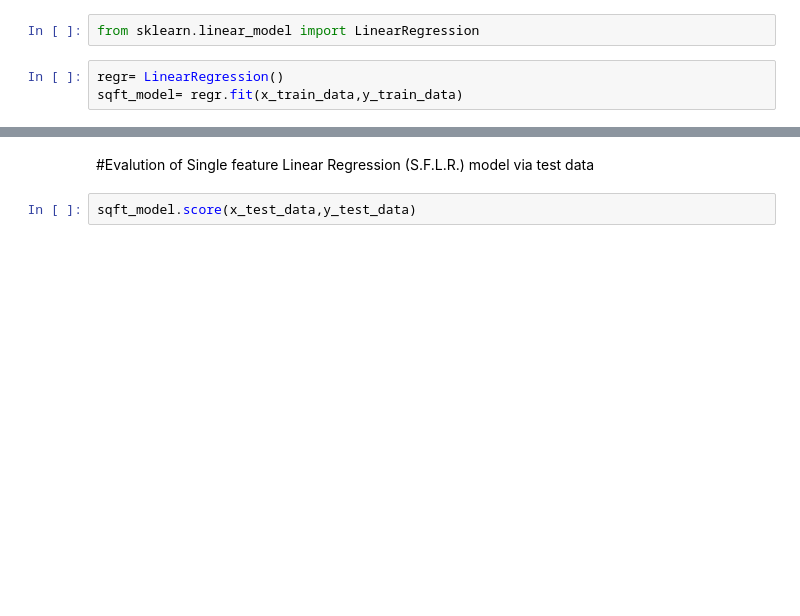
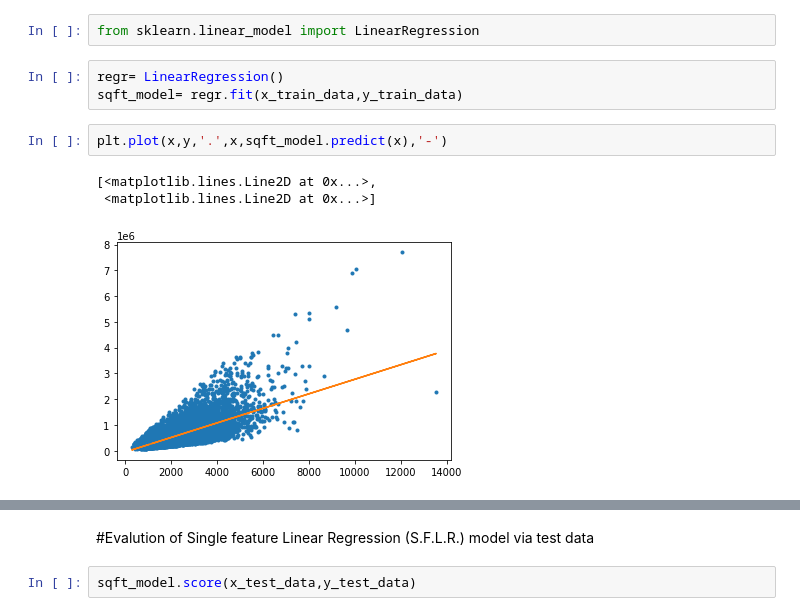
Before and after one commit to shaileshsuthar675/House-Price-prediction, a Jupyter notebook: House Price Prediction.ipynb, the cells around one changed output, grey strips where cells are left out. Drawn from its saved outputs; the diff is of its cells as text; blank space fills up the shorter version.

```diff
--- a/House Price Prediction.ipynb
+++ b/House Price Prediction.ipynb
@@ -54,3 +54,9 @@ from sklearn.linear_model import LinearRegression
 # %%
 regr= LinearRegression()
 sqft_model= regr.fit(x_train_data,y_train_data)
+# %%
+plt.plot(x,y,'.',x,sqft_model.predict(x),'-')
+# %% [output]
+[<matplotlib.lines.Line2D at 0x...>,
+ <matplotlib.lines.Line2D at 0x...>]
+[figure, added]
```
Also changed, not shown: parts of 5 cells of this notebook.
